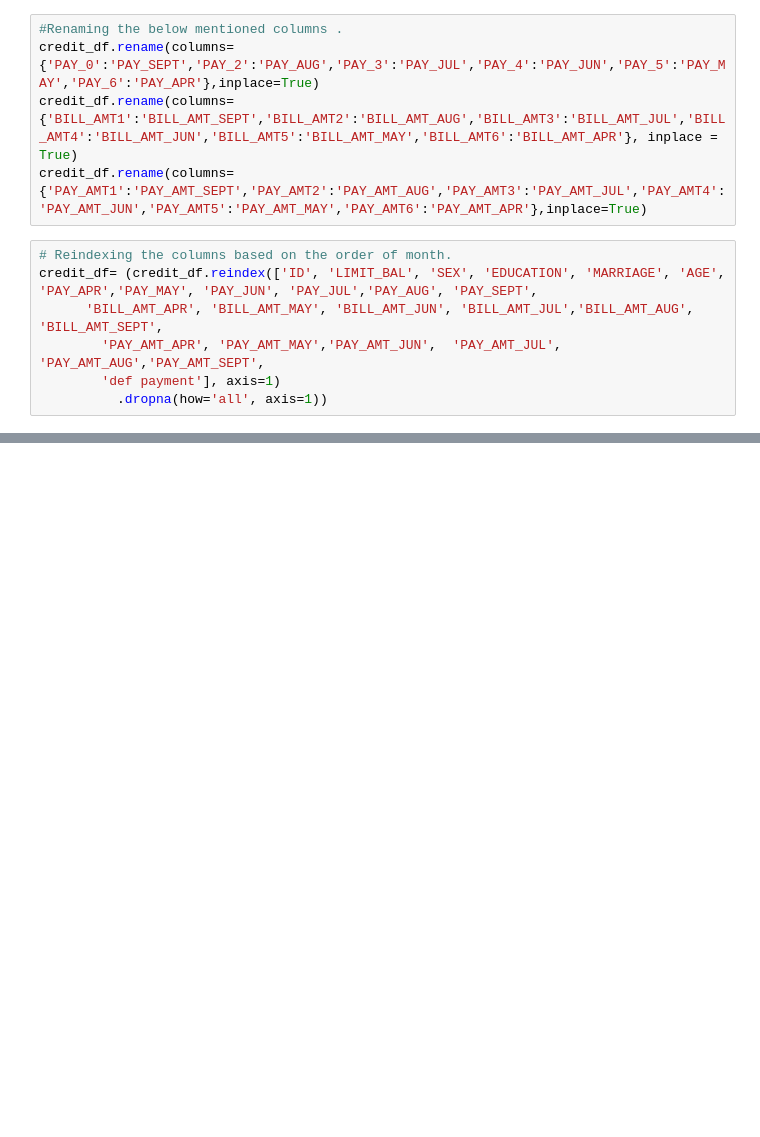
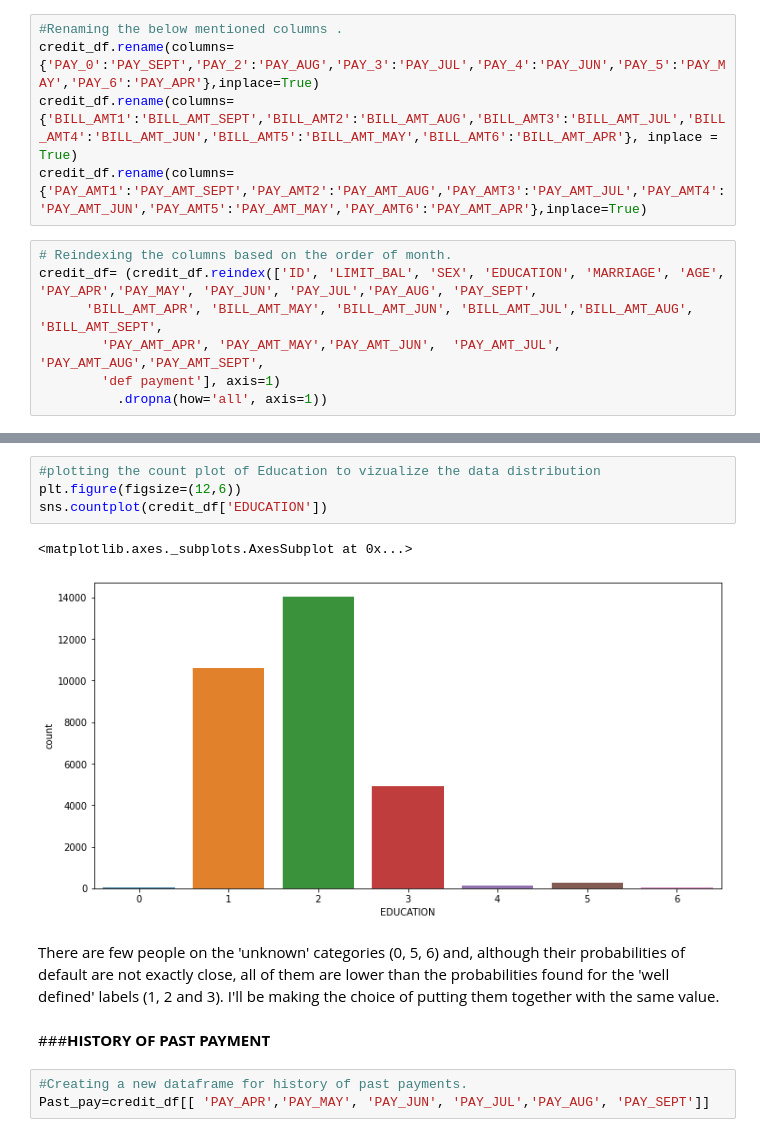
Before and after one commit to ansonsibi1/Credit-Card-Default-Prediction---Capstone-Project, a Jupyter notebook: Credit_Card_Default_Prediction_Capstone_Project.ipynb, the cells around one changed output, grey strips where cells are left out. Drawn from its saved outputs; the diff is of its cells as text; blank space fills up the shorter version.

```diff
--- a/Credit_Card_Default_Prediction_Capstone_Project.ipynb
+++ b/Credit_Card_Default_Prediction_Capstone_Project.ipynb
@@ -211,0 +295,14 @@ credit_df= (credit_df.reindex(['ID', 'LIMIT_BAL', 'SEX', 'EDUCATION', 'MARRIAGE'
+# %%
+#plotting the count plot of Education to vizualize the data distribution
+plt.figure(figsize=(12,6))
+sns.countplot(credit_df['EDUCATION'])
+# %% [output]
+<matplotlib.axes._subplots.AxesSubplot at 0x...>
+[figure, added]
+# %% [markdown]
+There are few people on the 'unknown' categories (0, 5, 6) and, although their probabilities of default are not exactly close, all of them are lower than the probabilities found for the 'well defined' labels (1, 2 and 3). I'll be making the choice of putting them together with the same value.
+# %% [markdown]
+###**HISTORY OF PAST PAYMENT**
+# %%
+#Creating a new dataframe for history of past payments.
+Past_pay=credit_df[[ 'PAY_APR','PAY_MAY', 'PAY_JUN', 'PAY_JUL','PAY_AUG', 'PAY_SEPT']]
```
Also changed, not shown: parts of 39 cells of this notebook.
